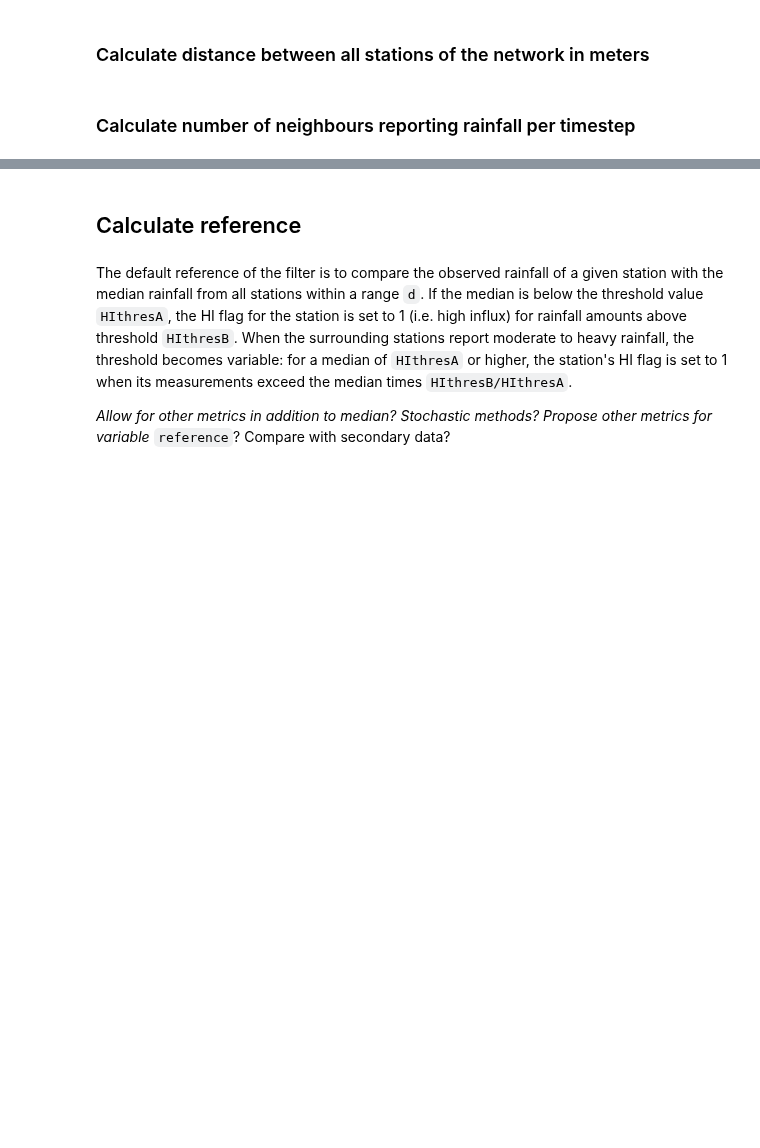
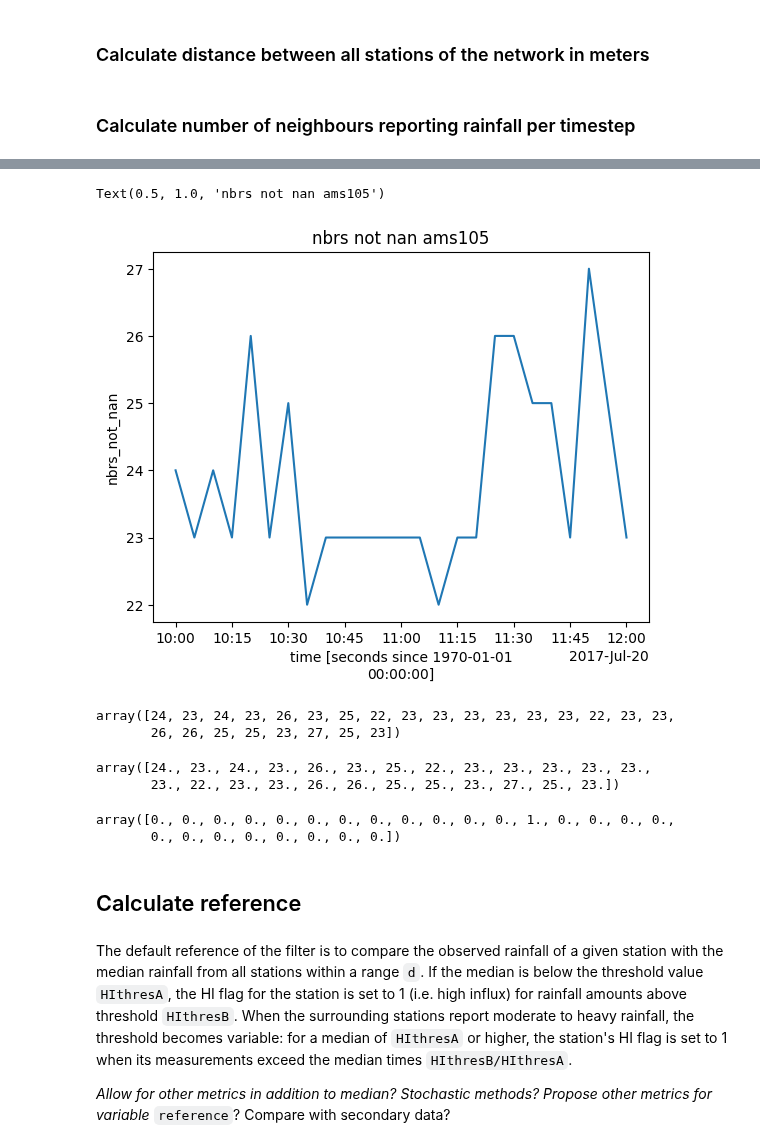
Before and after one commit to lepetersson/pypwsqc, a Jupyter notebook: docs/notebooks/high_influx_filter.ipynb, the cells around one changed output, grey strips where cells are left out. Cells and saved outputs as stored; diff of their text form; code cells hidden in the pictures; blank space fills up the shorter version.

```diff
--- a/docs/notebooks/high_influx_filter.ipynb
+++ b/docs/notebooks/high_influx_filter.ipynb
@@ -97,0 +157,16 @@ Wall time: 8.14 s
+# %%
+ds_pws.nbrs_not_nan.sel(
+    id="ams105", time=slice("2017-07-20 10:00:00", "2017-07-20 12:00:00")
+).plot()
+plt.title("nbrs not nan ams105")
+# %% [output]
+Text(0.5, 1.0, 'nbrs not nan ams105')
+[figure, added]
+# %%
+nbrs_array = ds_pws.nbrs_not_nan.sel(
+    id="ams105", time=slice("2017-07-20 10:00:00", "2017-07-20 12:00:00")
+)
+nbrs_array.data
+# %% [output]
+array([24, 23, 24, 23, 26, 23, 25, 22, 23, 23, 23, 23, 23, 23, 22, 23, 23,
+       26, 26, 25, 25, 23, 27, 25, 23])
@@ -98,3 +203,44 @@ Wall time: 8.14 s
+# %%
+nbrs_float = nbrs.astype(float)
+nbrs_float
+# %% [output]
+array([24., 23., 24., 23., 26., 23., 25., 22., 23., 23., 23., 23., 23.,
+       23., 22., 23., 23., 26., 26., 25., 25., 23., 27., 25., 23.])
+# %%
+# expected result for max_distance = 10e3, hi_thres_a = 0.4, hi_thres_b = 3
+expected = np.array(
+    [
+        0.0,
+        0.0,
+        0.0,
+        0.0,
+        0.0,
+        0.0,
+        0.0,
+        0.0,
+        0.0,
+        0.0,
+        0.0,
+        0.0,
+        1,
+        0.0,
+        0.0,
+        0.0,
+        0.0,
+        0.0,
+        0.0,
+        0.0,
+        0.0,
+        0.0,
+        0.0,
+        0.0,
+        0.0,
+    ]
+)
+expected
+# %% [output]
+array([0., 0., 0., 0., 0., 0., 0., 0., 0., 0., 0., 0., 1., 0., 0., 0., 0.,
+       0., 0., 0., 0., 0., 0., 0., 0.])
 # %% [markdown]
 ## Calculate reference
 # %% [markdown]
```
Also changed, not shown: parts of 20 cells of this notebook, 2 other files.
